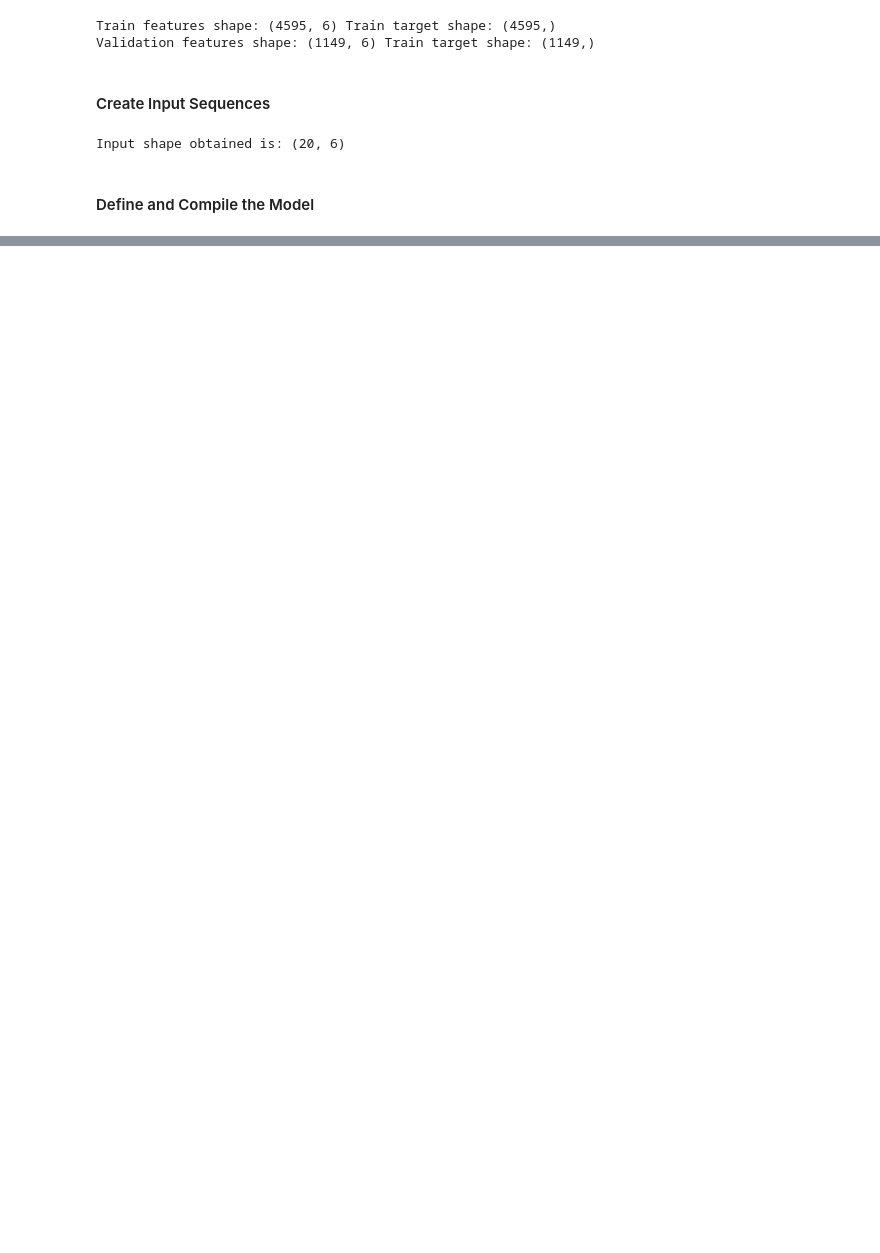
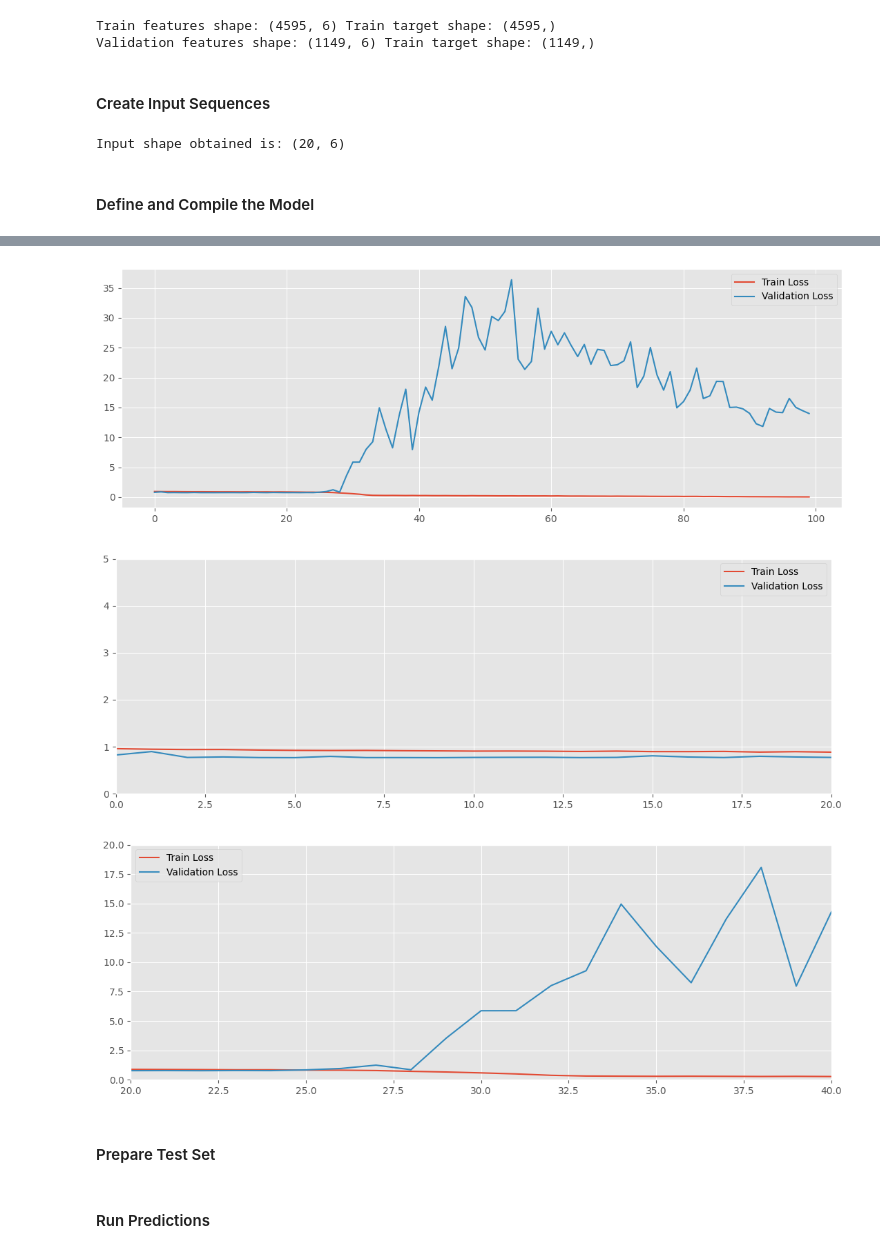
Before and after one commit to Abbass19/LTM_Bot_Clean, a Jupyter notebook: notebooks/0_1_LTM_msft_pretreated_lmb002_model.ipynb, the cells around one changed output, grey strips where cells are left out. Drawn from its saved outputs; the diff is of its cells as text; code cells hidden in the pictures; blank space fills up the shorter version.

Commit message:
train val loss plot

```diff
--- a/notebooks/0_1_LTM_msft_pretreated_lmb002_model.ipynb
+++ b/notebooks/0_1_LTM_msft_pretreated_lmb002_model.ipynb
@@ -68,7 +68,6 @@ def split_series(dataframe,n_past,n_future):
 
 '''Function for making sequences (blocks) of test and train data'''
 def building_data_sequences(data_X,data_Y, timesteps): #timesteps means how many days we consider for each block
-
     X=[]
     y_MPNxP = []
     for i in range(len(data_X)-timesteps+1):  #how it works: every timesteps (e.g. 10 days) a block is constituted and for each block data and true values are stored
@@ -90,9 +89,13 @@ def custom_loss_function(attenuated_padding_value):
   return padding_loss_function
 
 
-def plot_model_history(history: pd.DataFrame):
-   ax = history['loss'].plot()
-   history.plot(ax=ax)
+def plot_model_history(history: pd.DataFrame, limit_x = [None,None], limit_y = [None,None]):
+   ax = history['loss'].plot(label='Train Loss')
+   history['val_loss'].plot(ax=ax, label='Validation Loss')
+
+   ax.set_xlim(limit_x)
+   ax.set_ylim(limit_y)
+   plt.legend()
    plt.show()
 # %% [markdown]
 #### Config
@@ -104,7 +107,7 @@ MODELS = ROOT / 'models'
 FEATURES = ['OPCP','HPCP','LPCP','CPCP','ACPCP','VTCP']
 TARGET = 'MPN5P'
 
-TRAIN = True
+timesteps = 20
 
 '''Model parameters: in order to understand, consult the original documentation (case_version_cat Tab) '''
 n_epochs = 100
@@ -124,4 +127,8 @@ precision = 0.00000000001 #this precision is related to the quality of the compo
 attenuation_factor = 0.75 #it us used in the computation of the attenuated_padding_value (see custom_loss_function)
 attenuated_padding_value = 1
 model_case_version_main_target_code = '5'
+
+plot_target = False
+plot_loss = True
+TRAIN = False
 # %%
@@ -166,8 +168,8 @@ train_target = train_target.to_numpy(dtype='float64')
 validation_features = validation_features.to_numpy(dtype='float64')
 validation_target = validation_target.to_numpy(dtype='float64')
 
-X_train, y_train = building_data_sequences(train_features,train_target,timesteps=20)
-X_val, y_val = building_data_sequences(validation_features,validation_target, timesteps=20)
+X_train, y_train = building_data_sequences(train_features,train_target,timesteps=timesteps)
+X_val, y_val = building_data_sequences(validation_features,validation_target, timesteps=timesteps)
 
 input_shape=((X_train).shape[1],(X_train).shape[2])
 print("Input shape obtained is:",input_shape)
@@ -247,0 +232,11 @@ ResourceExhaustedError: {{function_node __wrapped__StatelessRandomNormalV2_devic
+# %%
+if plot_loss:
+    plot_model_history(df_history)
+    plot_model_history(df_history,limit_x=[0,20], limit_y=[0,5])
+    plot_model_history(df_history,limit_x=[20,40], limit_y=[0,20])
+# %% [output]
+[figure, added]
+[figure, added]
+[figure, added]
+# %% [markdown]
+#### Prepare Test Set
@@ -247,0 +252,2 @@ ResourceExhaustedError: {{function_node __wrapped__StatelessRandomNormalV2_devic
+# %% [markdown]
+#### Run Predictions
```
Also changed, not shown: parts of 11 cells of this notebook.
